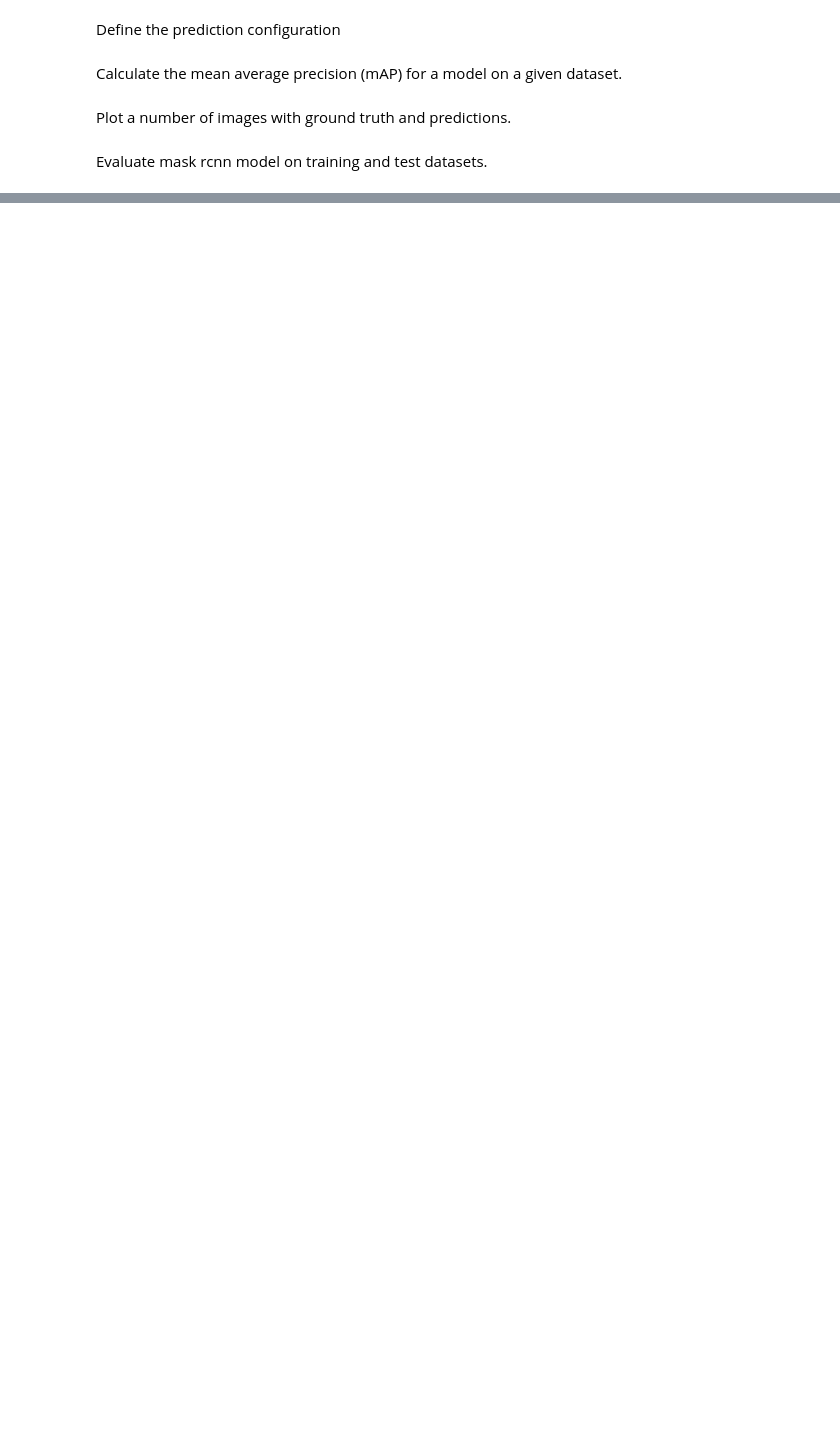
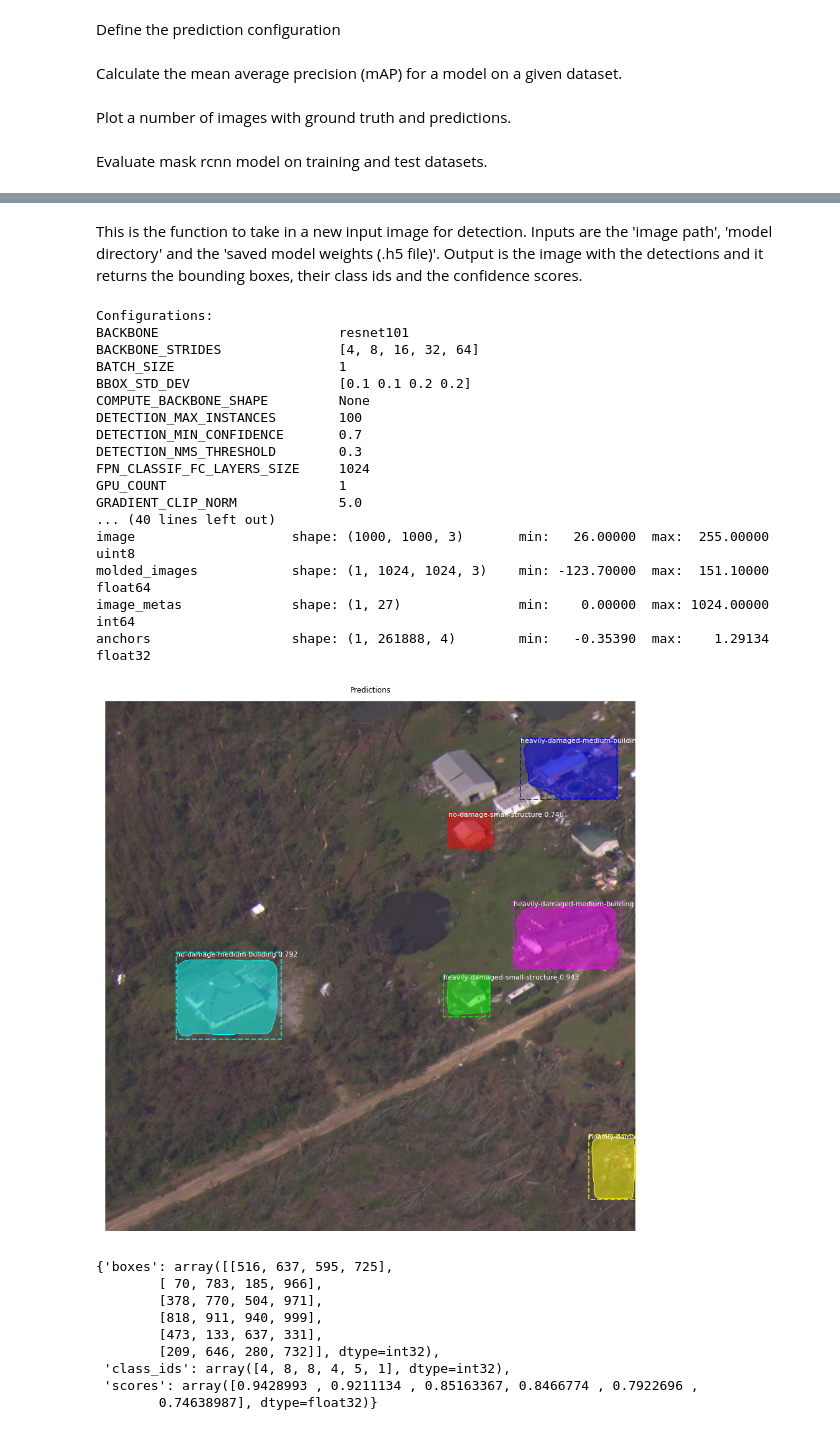
Before and after one commit to keriwheatley/debris-estimation-call-for-code, a Jupyter notebook: src/KerasModelColab.ipynb, the cells around one changed output, grey strips where cells are left out. Saved outputs shown, nothing was run; the diff lists cells and outputs as text; code cells hidden in the pictures; blank space fills up the shorter version.

Commit message:
New notebook version added for the detect script. Updated other source files

```diff
--- a/src/KerasModelColab.ipynb
+++ b/src/KerasModelColab.ipynb
@@ -360,15 +352,9 @@ def plot_actual_vs_predicted(dataset, model, cfg, n_images=5):
 Evaluate mask rcnn model on training and test datasets.
 # %%
 cfg = PredictionConfig()
-model = MaskRCNN(mode='inference', config=cfg, model_dir='./')
-model.load_weights(pathtofile +'model.h5', by_name=True)
+model = MaskRCNN(mode='inference', config=cfg, model_dir="/content/drive/My Drive/Keras Model Cfc")
+model.load_weights("/content/drive/My Drive/Keras Model Cfc/model.h5", by_name=True)
 train_mAP = evaluate_model(train_set, model, cfg)
 print("Train mAP: %.3f" % train_mAP)
 test_mAP = evaluate_model(test_set, model, cfg)
 print("Test mAP: %.3f" % test_mAP)
-# Save model to JSON
-import json
-model_json = model.keras_model.to_json()
-with open(pathtofile +"model.json", "w") as json_file:
-    json_file.write(model_json)
-json_file.close()
@@ -375,3 +392,56 @@ json_file.close()
+# %% [markdown]
+This is the function to take in a new input image for detection.
+Inputs are the 'image path', 'model directory' and the 'saved model weights (.h5 file)'.
+Output is the image with the detections and it returns the bounding boxes, their class ids and the confidence scores.
+# %%
+from mrcnn.visualize import display_instances
+from mrcnn.utils import extract_bboxes
+import skimage.io
+def detect_damage(imagepath, model_directory, model_weights):
+	cfg = PredictionConfig()
+	cfg.display()
+	model = MaskRCNN(mode='inference', config=cfg, model_dir=model_directory)
+	model.load_weights(model_weights, by_name=True)
+	class_names = ['BG', "no-damage-small-structure", "lightly-damaged-small-structure", "moderately-damaged-small-structure",
+				"heavily-damaged-small-structure", "no-damage-medium-building", "lightly-damaged-medium-building",
+				"moderately-damaged-medium-building", "heavily-damaged-medium-building", "no-damage-large-building",
+				"lightly-damaged-large-building", "moderately-damaged-large-building", "heavily-damaged-large-building",
+				"residential-building", "commercial-building"]
+	image = skimage.io.imread(imagepath)
+	result = model.detect([image], verbose=1)[0]
+	display_instances(image, result['rois'], result['masks'],
+					result['class_ids'], class_names, result['scores'], title="Predictions")
+	return {'boxes': result['rois'], 'class_ids': result['class_ids'], 'scores': result['scores']}
+# %%
+detect_damage("/content/drive/My Drive/train_data/train_data/Images/P28470045-0-0.jpg", "/content/drive/My Drive/Keras Model Cfc ", "/content/drive/My Drive/Keras Model Cfc/model.h5")
+# %% [output]
+Configurations:
+BACKBONE                       resnet101
+BACKBONE_STRIDES               [4, 8, 16, 32, 64]
+BATCH_SIZE                     1
+BBOX_STD_DEV                   [0.1 0.1 0.2 0.2]
+COMPUTE_BACKBONE_SHAPE         None
+DETECTION_MAX_INSTANCES        100
+DETECTION_MIN_CONFIDENCE       0.7
+DETECTION_NMS_THRESHOLD        0.3
+FPN_CLASSIF_FC_LAYERS_SIZE     1024
+GPU_COUNT                      1
+GRADIENT_CLIP_NORM             5.0
+... (40 lines left out)
+image                    shape: (1000, 1000, 3)       min:   26.00000  max:  255.00000  uint8
+molded_images            shape: (1, 1024, 1024, 3)    min: -123.70000  max:  151.10000  float64
+image_metas              shape: (1, 27)               min:    0.00000  max: 1024.00000  int64
+anchors                  shape: (1, 261888, 4)        min:   -0.35390  max:    1.29134  float32
+[figure, added]
+{'boxes': array([[516, 637, 595, 725],
+        [ 70, 783, 185, 966],
+        [378, 770, 504, 971],
+        [818, 911, 940, 999],
+        [473, 133, 637, 331],
+        [209, 646, 280, 732]], dtype=int32),
+ 'class_ids': array([4, 8, 8, 4, 5, 1], dtype=int32),
+ 'scores': array([0.9428993 , 0.9211134 , 0.85163367, 0.8466774 , 0.7922696 ,
+        0.74638987], dtype=float32)}
 # %%
 plot_actual_vs_predicted(train_set, model, cfg)
 plot_actual_vs_predicted(test_set, model, cfg)
```
Also changed, not shown: parts of 17 cells of this notebook, 2 other files.
